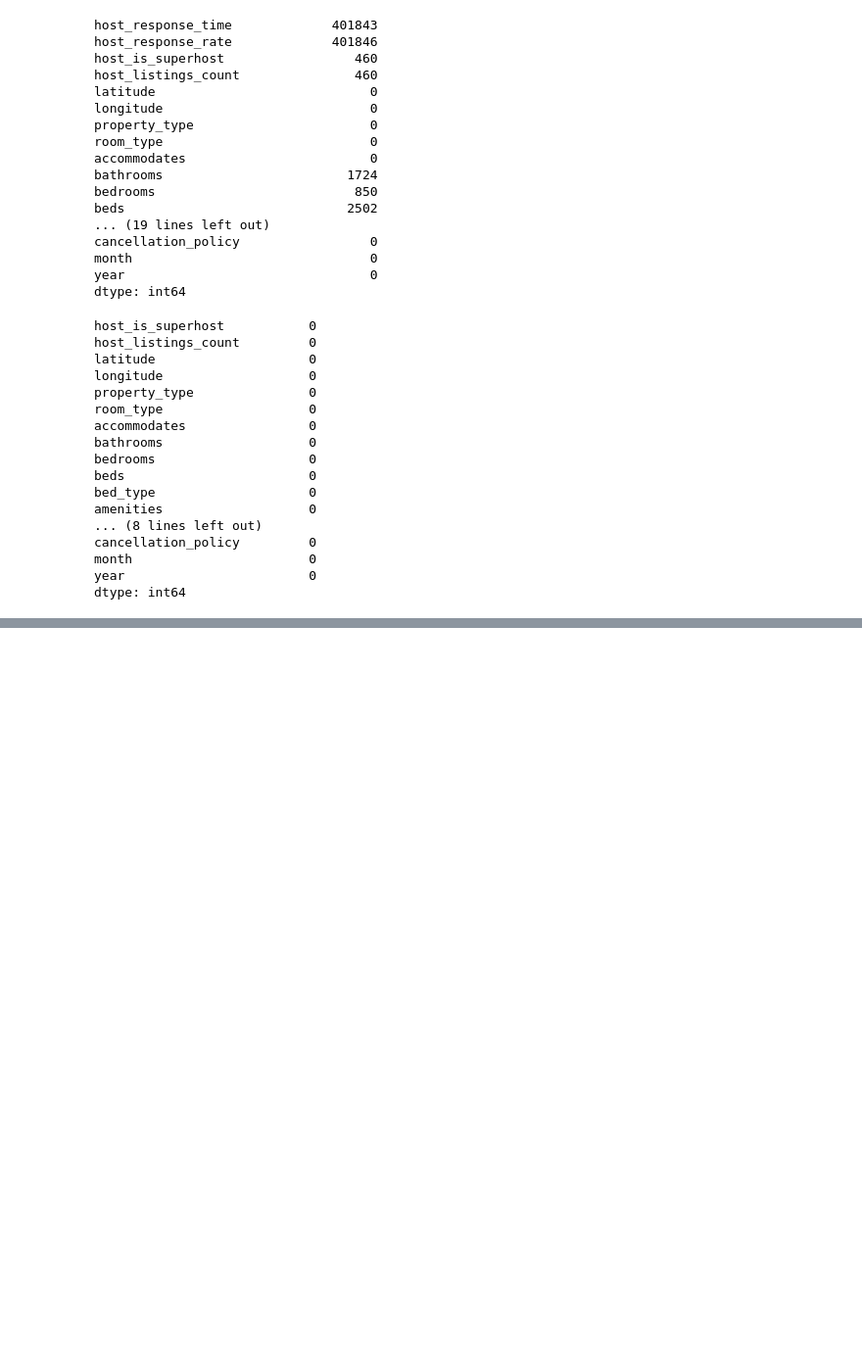
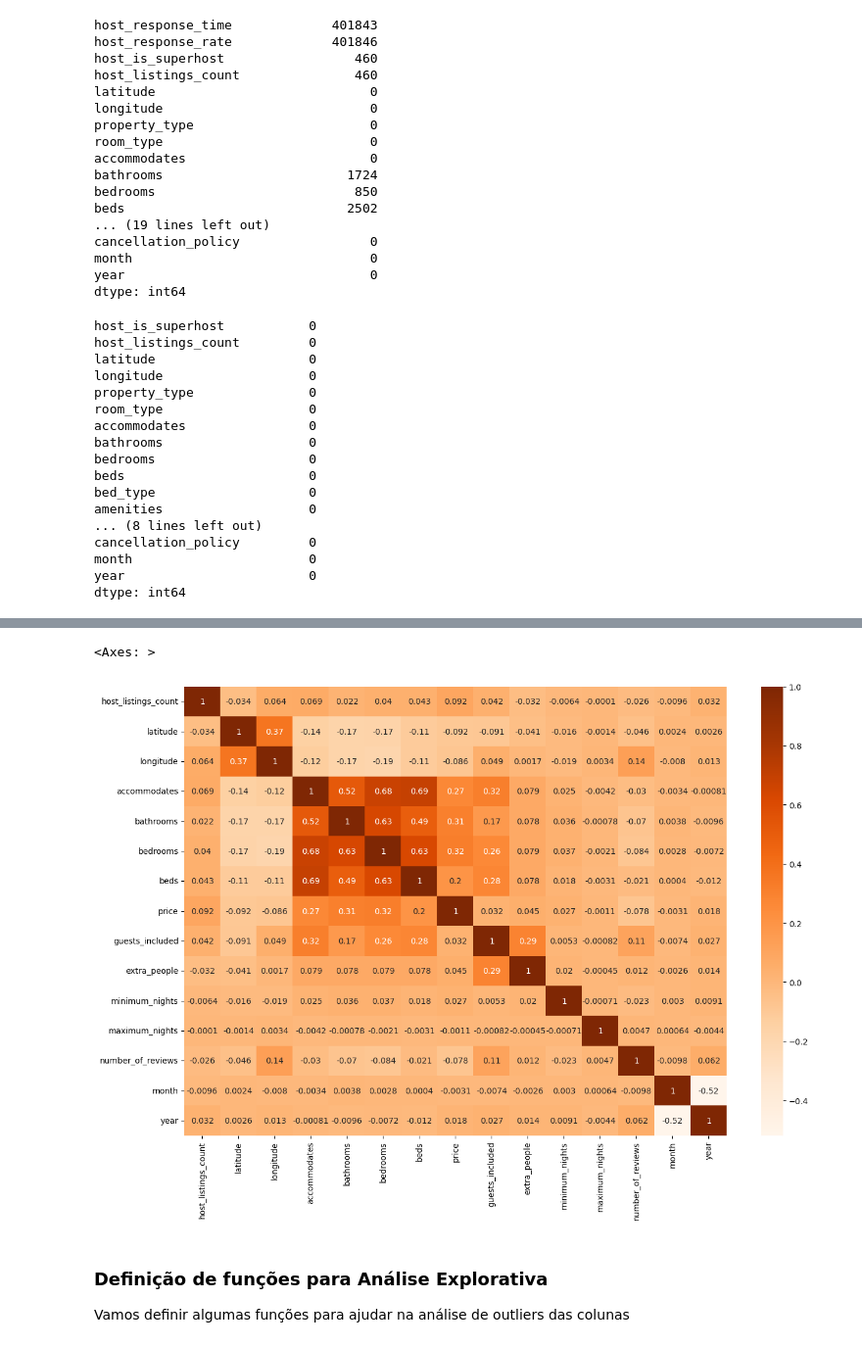
Before and after one commit to Giodzz/Data-Science-Project, a Jupyter notebook: main.ipynb, the cells around one changed output, grey strips where cells are left out. Shown at 98% size. Cells and saved outputs as stored; diff of their text form; code cells hidden in the pictures; blank space fills up the shorter version.

Commit message:
início da análise exploratória

```diff
--- a/main.ipynb
+++ b/main.ipynb
@@ -172,0 +209,13 @@ dtype: int64
+# %%
+# price
+base_airbnb['price'] = base_airbnb['price'].str.replace('$', '')
+base_airbnb['price'] = base_airbnb['price'].str.replace(',', '')
+base_airbnb['price'] = base_airbnb['price'].astype(np.float32, copy=False)
+
+# extra_people
+base_airbnb['extra_people'] = base_airbnb['extra_people'].str.replace('$', '')
+base_airbnb['extra_people'] = base_airbnb['extra_people'].str.replace(',', '')
+base_airbnb['extra_people'] = base_airbnb['extra_people'].astype(np.float32, copy=False)
+
+# Verificando os tipos
+print(base_airbnb.dtypes)
@@ -172,0 +238,11 @@ dtype: int64
+# %%
+# Correlação utilizando um mapa de calor para melhor visualização
+plt.figure(figsize=(15, 10))
+sns.heatmap(base_airbnb.corr(numeric_only=True), annot=True, cmap="Oranges")
+# %% [output]
+<Axes: >
+[figure, added]
+# %% [markdown]
+### Definição de funções para Análise Explorativa
+
+Vamos definir algumas funções para ajudar na análise de outliers das colunas
```
Also changed, not shown: parts of 7 cells of this notebook.
